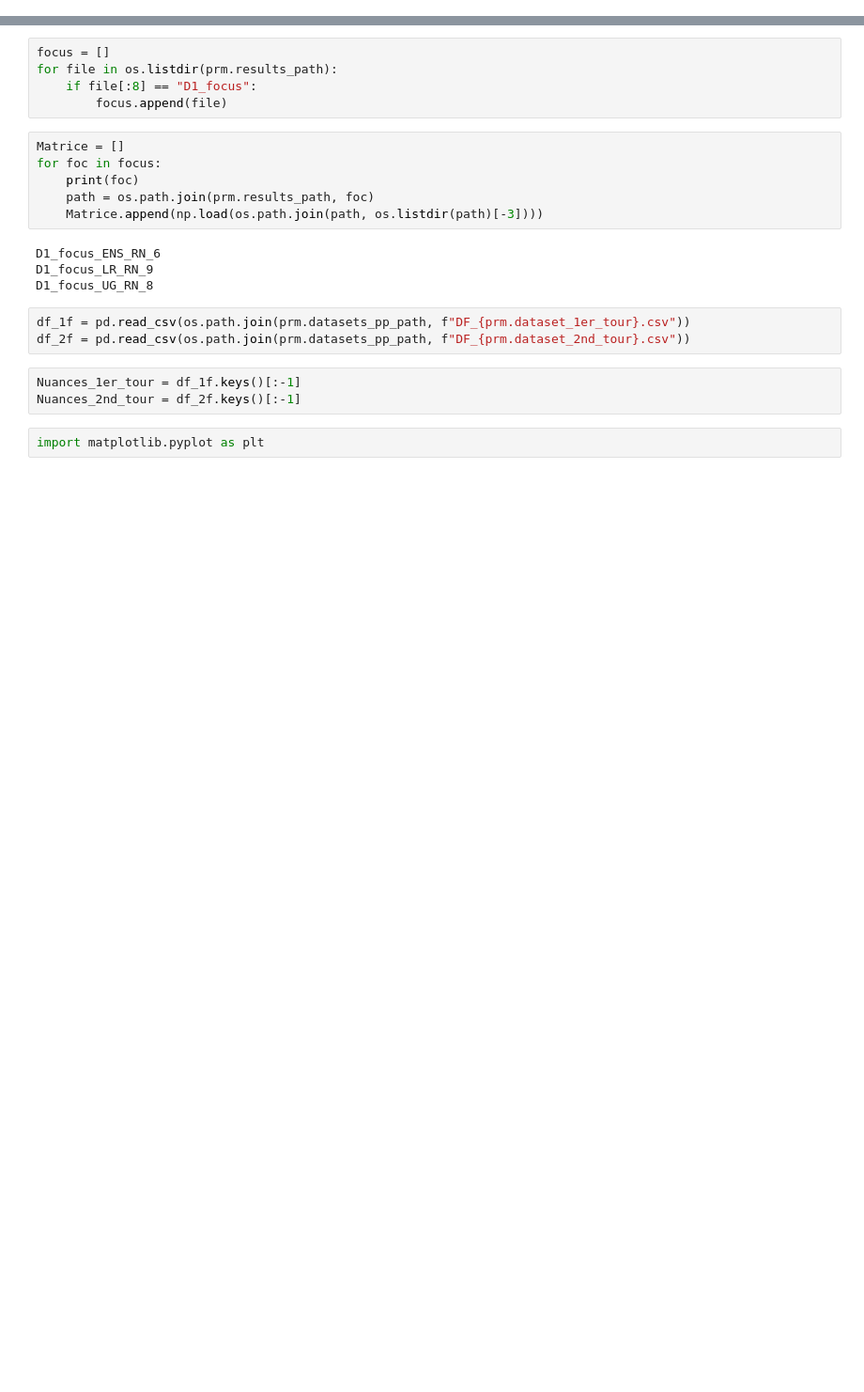
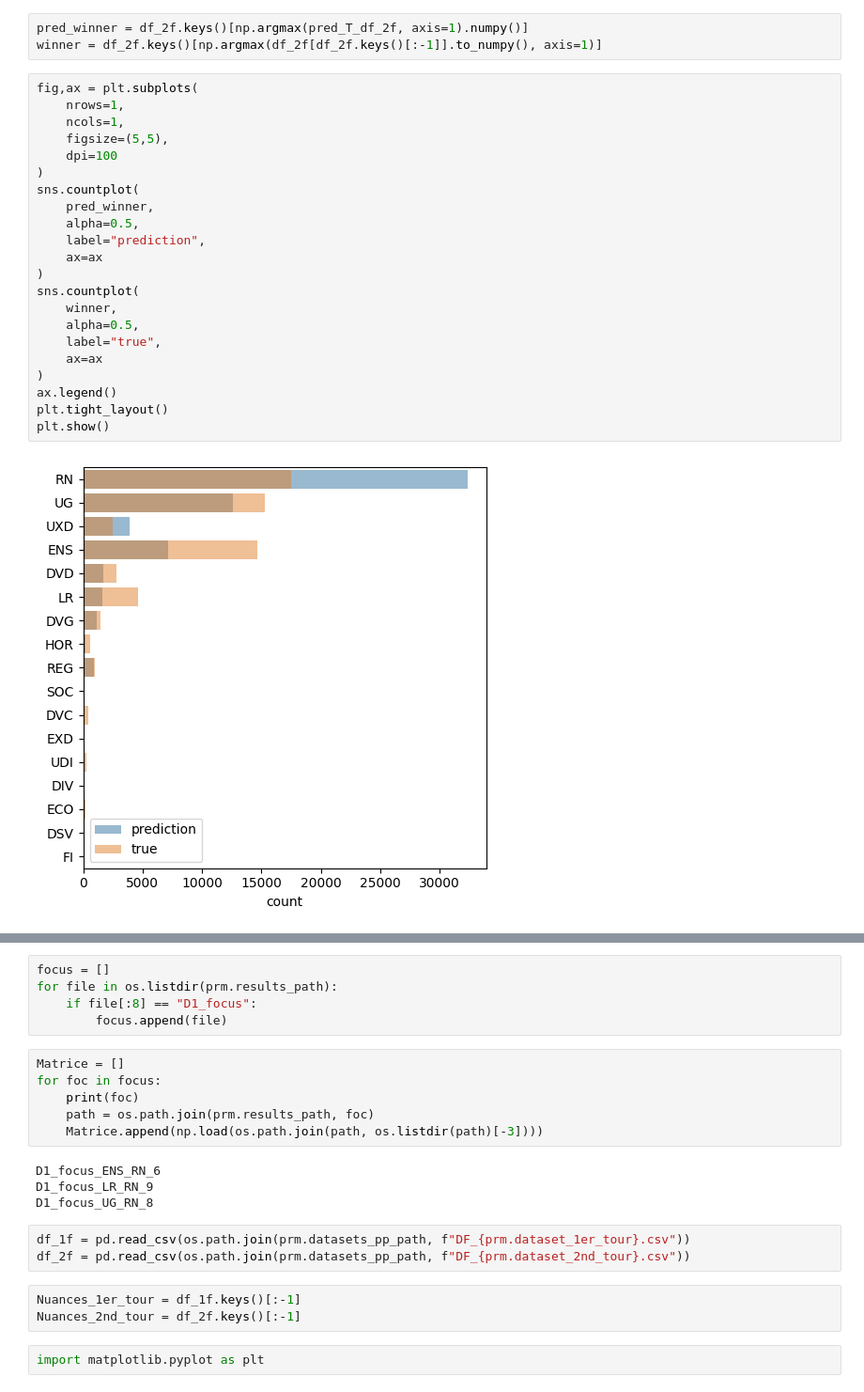
Before and after one commit to alexandre-laine/Pipeline_Elections_Legislatives, a Jupyter notebook: main/D2_Results_Visualisation.ipynb, the cells around one changed output, grey strips where cells are left out. Shown at 94% size. Saved outputs shown, nothing was run; the diff lists cells and outputs as text; blank space fills up the shorter version.

```diff
--- a/main/D2_Results_Visualisation.ipynb
+++ b/main/D2_Results_Visualisation.ipynb
@@ -6,0 +66,27 @@ import os
+# %%
+pred_winner = df_2f.keys()[np.argmax(pred_T_df_2f, axis=1).numpy()]
+winner = df_2f.keys()[np.argmax(df_2f[df_2f.keys()[:-1]].to_numpy(), axis=1)]
+# %%
+fig,ax = plt.subplots(
+    nrows=1,
+    ncols=1,
+    figsize=(5,5),
+    dpi=100
+)
+sns.countplot(
+    pred_winner,
+    alpha=0.5,
+    label="prediction",
+    ax=ax
+)
+sns.countplot(
+    winner,
+    alpha=0.5,
+    label="true",
+    ax=ax
+)
+ax.legend()
+plt.tight_layout()
+plt.show()
+# %% [output]
+[figure, added]
```
Also changed, not shown: parts of 10 cells of this notebook, 36 other files.
